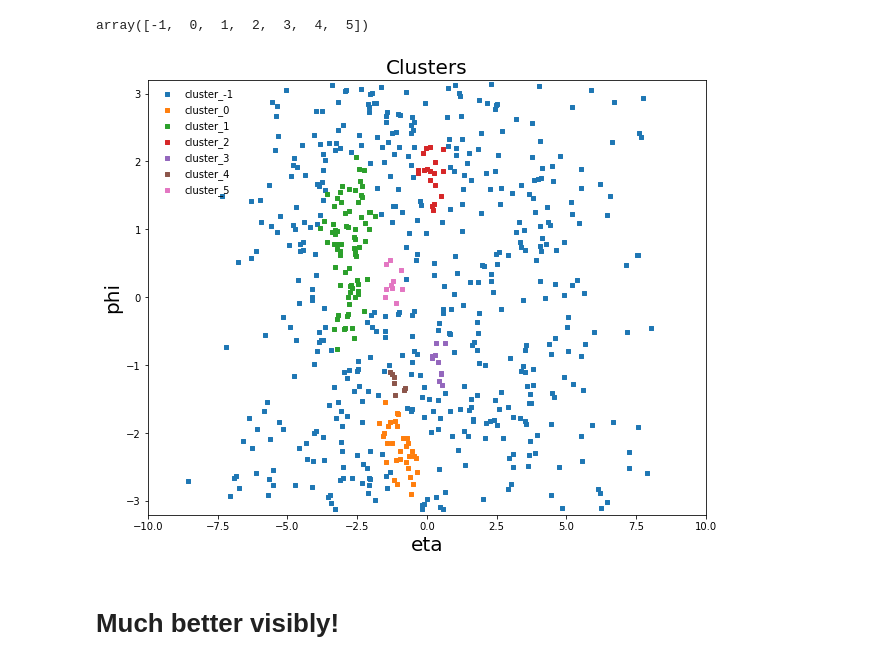
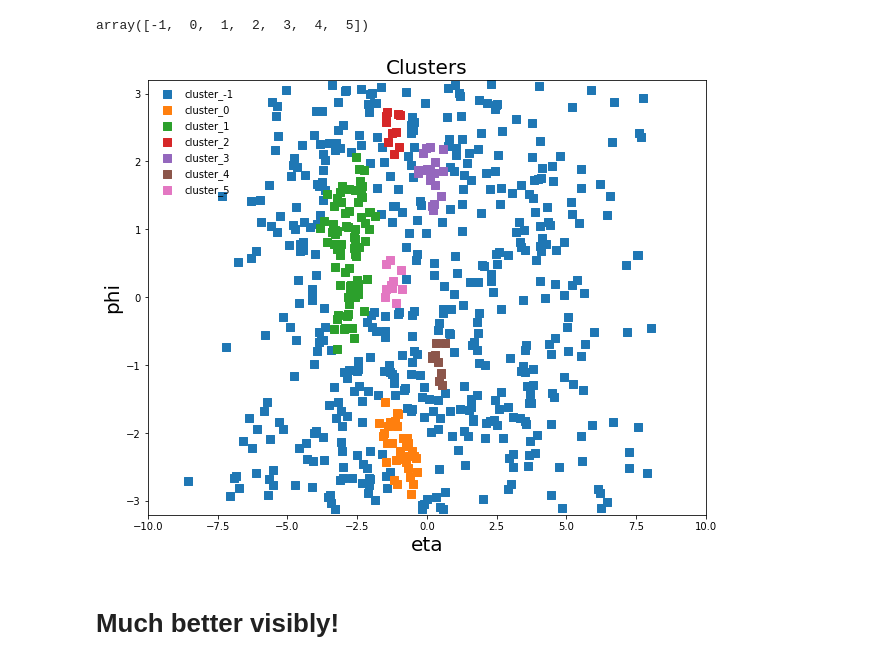
Before and after one commit to alaha999/MLPhyCourse, a Jupyter notebook: week6/HEP_ParticlesHitProblem_KMeans_DBSCAN_notebook.ipynb, the cells around one changed output. Drawn from its saved outputs; the diff is of its cells as text; code cells hidden in the pictures.

```diff
--- a/week6/HEP_ParticlesHitProblem_KMeans_DBSCAN_notebook.ipynb
+++ b/week6/HEP_ParticlesHitProblem_KMeans_DBSCAN_notebook.ipynb
@@ -61,0 +44,4 @@ df_etaphi.head()
+# %%
+
+df_etaphi = df[['eta', 'phi']]
+df_etaphi.head()
@@ -131,7 +124,7 @@ for cluster in clusters:
 # %%
 # Putting Energy into dataframe
 
-df_etaphiE=select_columns(df,['eta','phi','E'])
+df_etaphiE= df[['eta', 'phi','E']]
 
 from sklearn.preprocessing import StandardScaler
 scaler = StandardScaler()
@@ -188,21 +181,21 @@ clusters
 # %% [output]
 array([-1,  0,  1,  2,  3,  4,  5])
 # %%
-df_etaphi.drop(['cluster'],axis=1)
+df_etaphi=df_etaphi.drop(['cluster'],axis=1)
 
-df_etaphi['cluster']=pd.Series(yhat)
+df_etaphi['cluster']=yhat
 # %%
 plt.figure(figsize=(10,8))
 for cluster in clusters:
-    plt.scatter(df_etaphi[df_etaphi['cluster']==cluster]['eta'],df_etaphi[df_etaphi['cluster']==cluster]['phi'],alpha=1.0,marker="s",s=12,label=f'cluster_{cluster}')
+    plt.scatter(df_etaphi[df_etaphi['cluster']==cluster]['eta'],df_etaphi[df_etaphi['cluster']==cluster]['phi'],alpha=1.0,marker="s",s=50,label=f'cluster_{cluster}')
     plt.xlim(-10,10)
     plt.ylim(-3.2,3.2)
     plt.legend(frameon=False)
     plt.xlabel('eta',fontsize=20)
     plt.ylabel('phi',fontsize=20)
     plt.title(f'Clusters',fontsize=20)
 # %% [output]
-[figure, old version]
+[figure, new version]
 # %% [markdown]
 # Much better visibly!
 # %% [markdown]
```
Also changed, not shown: parts of 8 cells of this notebook, 1 other file.
